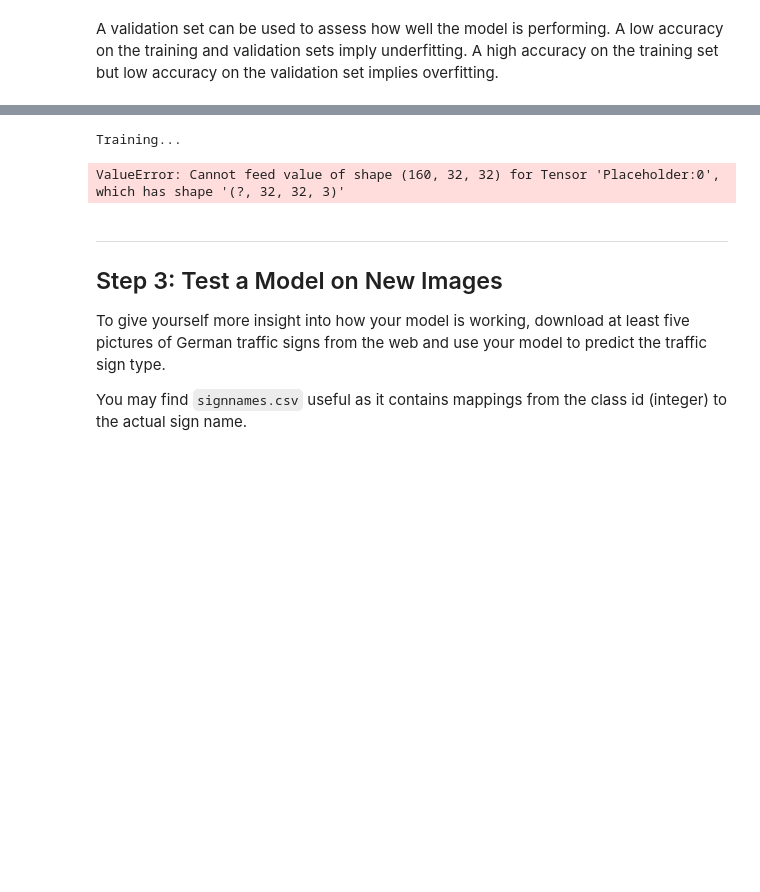
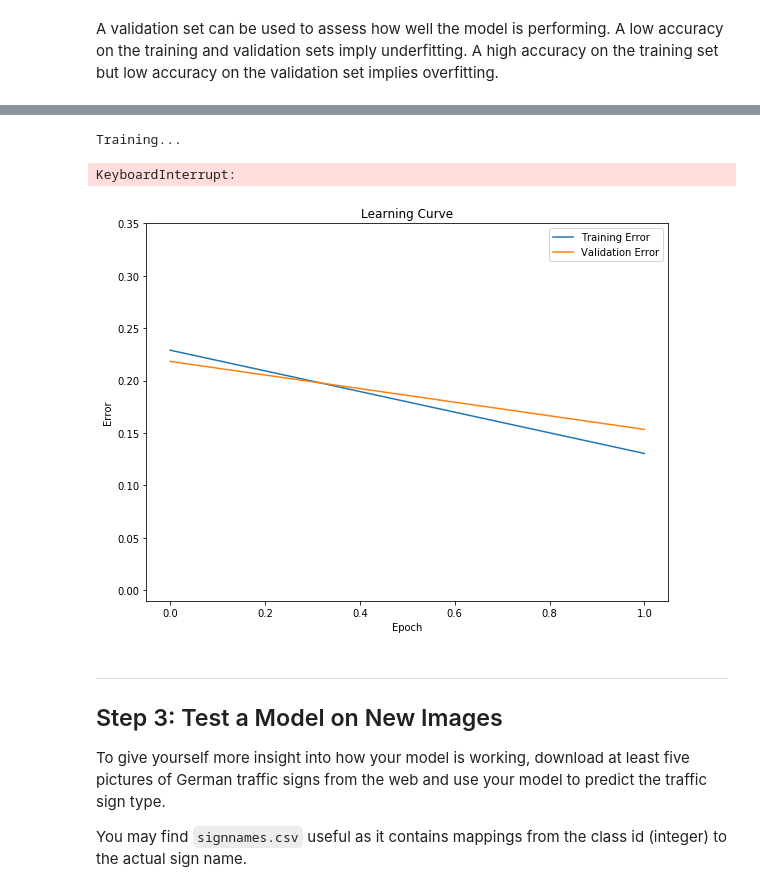
Before and after one commit to vssrcj/traffic-sign-classifier, a Jupyter notebook: Traffic_Sign_Classifier.ipynb, the cells around one changed output, grey strips where cells are left out. Drawn from its saved outputs; the diff is of its cells as text; code cells hidden in the pictures; blank space fills up the shorter version.

```diff
--- a/Traffic_Sign_Classifier.ipynb
+++ b/Traffic_Sign_Classifier.ipynb
@@ -273,10 +303,3 @@ l_valid = np.repeat(l_valid, 3)
 # %% [markdown]
 ### Model Architecture
-# %%
-# SETUP TENSORFLOW
-import tensorflow as tf
-
-EPOCHS = 16
-BATCH_SIZE = 160
-KEEP_PROB = 0.75
 # %%
@@ -372,3 +377,8 @@ def LeNet(x):
+# %%
+# Constants
+EPOCHS = 2
+BATCH_SIZE = 128 # 128
+KEEP_PROB = 0.7
 # %% [markdown]
 ### Train, Validate and Test the Model
 # %% [markdown]
@@ -390,3 +387,8 @@ one_hot_y = tf.one_hot(y, 43)
+# %%
+x = tf.placeholder(tf.float32, (None, 32, 32, 1))
+y = tf.placeholder(tf.int32, (None))
+keep_prob = tf.placeholder(tf.float32)
+one_hot_y = tf.one_hot(y, n_classes)
 # %%
 # Training Pipeline
 rate = 0.001
@@ -417,29 +413,48 @@ def evaluate(X_data, y_data):
         total_accuracy += (accuracy * len(batch_x))
     return total_accuracy / num_examples
 # %%
+errors = list()
+
 with tf.Session() as sess:
     sess.run(tf.global_variables_initializer())
-    num_examples = len(f_train)
+    num_examples = len(train_ext.images)
+
 
     print("Training...")
     print()
     for i in range(EPOCHS):
-        X_train, y_train = shuffle(f_train, l_train)
+        X_train, y_train = shuffle(train_ext.images, train_ext.labels)
         for offset in range(0, num_examples, BATCH_SIZE):
             end = offset + BATCH_SIZE
             batch_x, batch_y = X_train[offset:end], y_train[offset:end]
             sess.run(training_operation, feed_dict={x: batch_x, y: batch_y, keep_prob: KEEP_PROB})
 
-        validation_accuracy = evaluate(f_valid, l_valid)
+        validation_accuracy = evaluate(valid_ext.images, valid_ext.labels)
+        training_accuracy = evaluate(train_ext.images, train_ext.labels)
+
+        errors.append(( training_accuracy, validation_accuracy))
         print("EPOCH {} ...".format(i+1))
         print("Validation Accuracy = {:.3f}".format(validation_accuracy))
         print()
 
-    saver.save(sess, './lenet')
+    saver.save(sess, './lenet.ckpt')
     print("Model saved")
 # %% [output]
 Training...
-ValueError: Cannot feed value of shape (160, 32, 32) for Tensor 'Placeholder:0', which has shape '(?, 32, 32, 3)'
+KeyboardInterrupt:
+# %%
+plt.figure(figsize=(8,6))
+plt.title('Learning Curve')
+plt.plot([1 - el[0] for el in errors])
+plt.plot([1 - el[1] for el in errors])
+plt.ylim([-.01,0.35])
+plt.legend(['Training Error','Validation Error'])
+plt.tight_layout()
+plt.savefig('plots/learning_curve.png')
+plt.ylabel('Error')
+plt.xlabel('Epoch');
+# %% [output]
+[figure, added]
 # %% [markdown]
 ---
 
```
Also changed, not shown: parts of 24 cells of this notebook, 19 other files.
